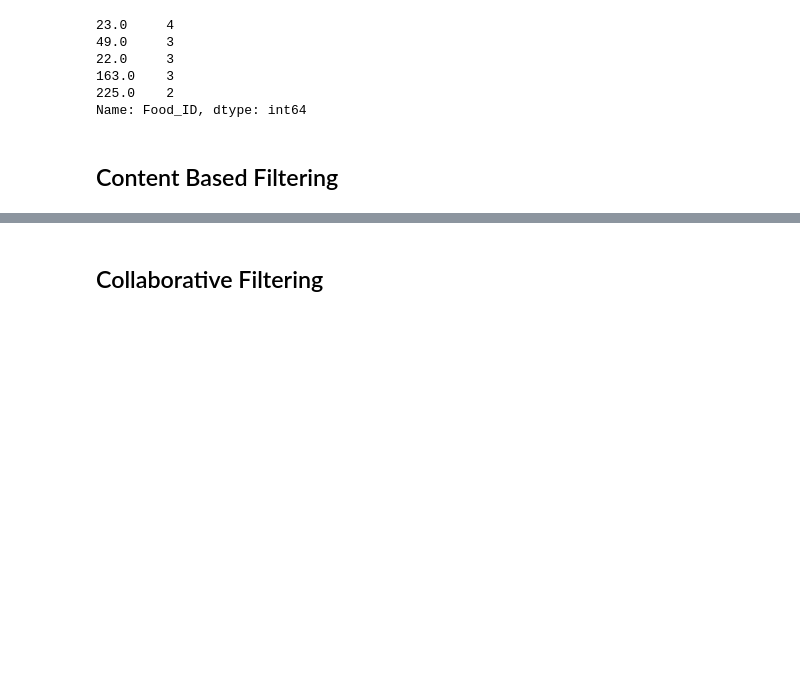
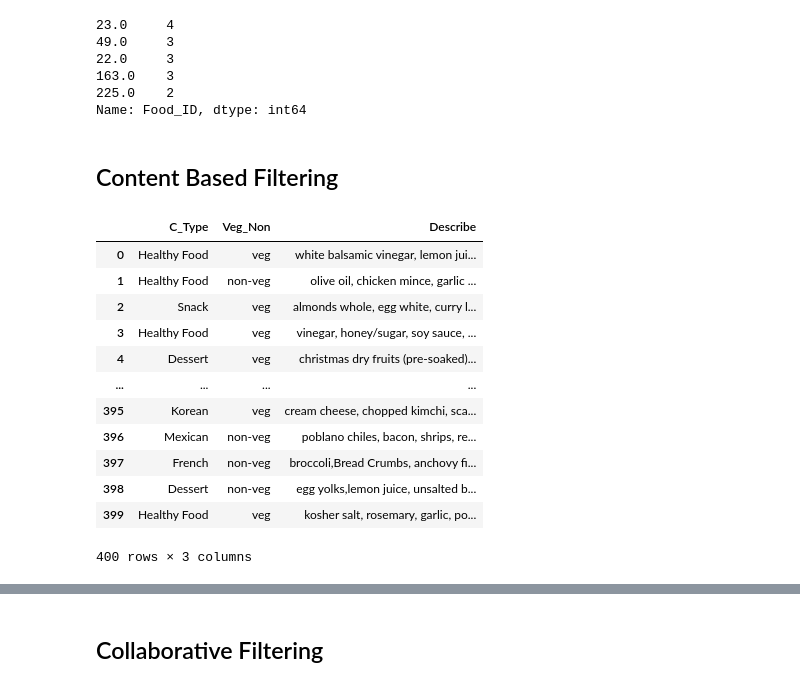
Before and after one commit to mfathul21/food-recommendations, a Jupyter notebook: Proyek_Akhir_Food_Recomendations_System.ipynb, the cells around one changed output, grey strips where cells are left out. Saved outputs shown, nothing was run; the diff lists cells and outputs as text; code cells hidden in the pictures; blank space fills up the shorter version.

```diff
--- a/Proyek_Akhir_Food_Recomendations_System.ipynb
+++ b/Proyek_Akhir_Food_Recomendations_System.ipynb
@@ -227,3 +254,20 @@ rate_down['Food_ID'].value_counts().head(5)
 Name: Food_ID, dtype: int64
 # %% [markdown]
 ## Content Based Filtering
+# %%
+features = ['C_Type', 'Veg_Non', 'Describe']
+foods[features]
+# %% [output]
+|  | C_Type | Veg_Non | Describe |
+| 0 | Healthy Food | veg | white balsamic vinegar, lemon jui... |
+| 1 | Healthy Food | non-veg | olive oil, chicken mince, garlic ... |
+| 2 | Snack | veg | almonds whole, egg white, curry l... |
+| 3 | Healthy Food | veg | vinegar, honey/sugar, soy sauce, ... |
+| 4 | Dessert | veg | christmas dry fruits (pre-soaked)... |
+| ... | ... | ... | ... |
+| 395 | Korean | veg | cream cheese, chopped kimchi, sca... |
+| 396 | Mexican | non-veg | poblano chiles, bacon, shrips, re... |
+| 397 | French | non-veg | broccoli,Bread Crumbs, anchovy fi... |
+| 398 | Dessert | non-veg | egg yolks,lemon juice, unsalted b... |
+| 399 | Healthy Food | veg | kosher salt, rosemary, garlic, po... |
+400 rows × 3 columns
```
Also changed, not shown: parts of 26 cells of this notebook.
